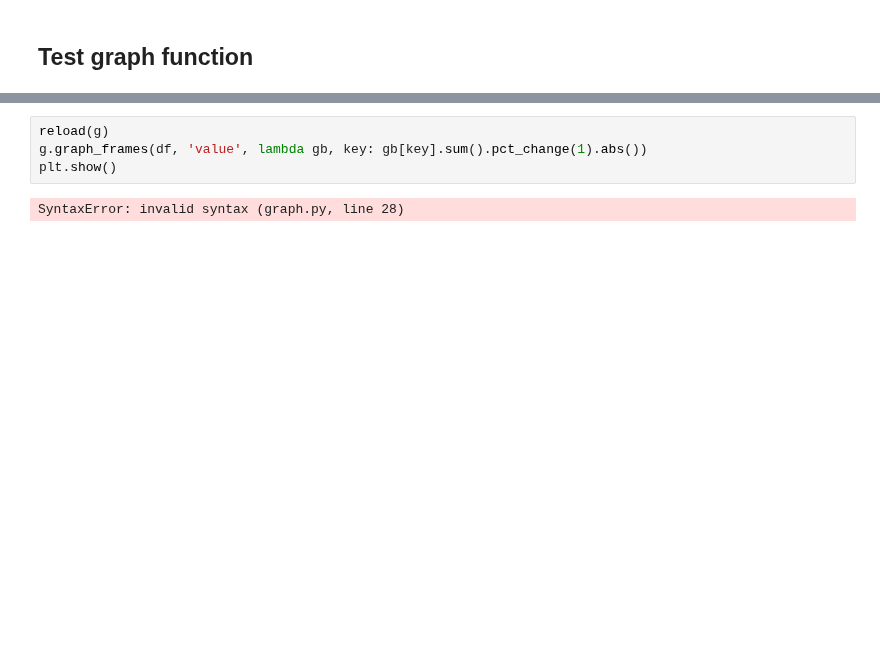
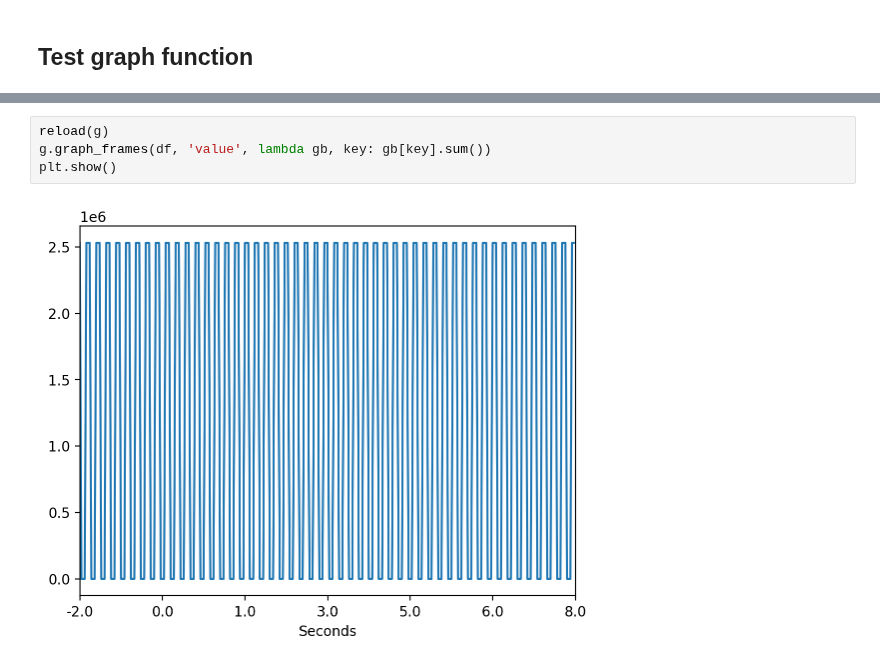
Before and after one commit to dream-team-nadia-woody/epilator, a Jupyter notebook: graph_testing.ipynb, the cells around one changed output, grey strips where cells are left out. Saved outputs shown, nothing was run; the diff lists cells and outputs as text; blank space fills up the shorter version.

```diff
--- a/graph_testing.ipynb
+++ b/graph_testing.ipynb
@@ -55,6 +55,6 @@ df.index.levels[0].shape
 # %%
 reload(g)
-g.graph_frames(df, 'value', lambda gb, key: gb[key].sum().pct_change(1).abs())
+g.graph_frames(df, 'value', lambda gb, key: gb[key].sum())
 plt.show()
 # %% [output]
-SyntaxError: invalid syntax (graph.py, line 28)
+[figure, added]
```
Also changed, not shown: parts of 4 cells of this notebook, 2 other files.
